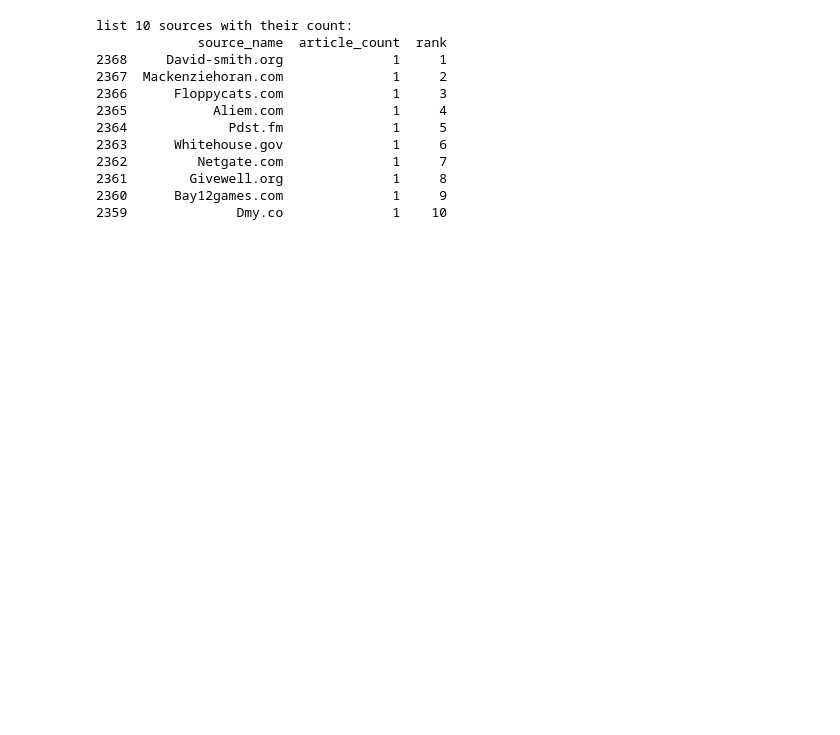
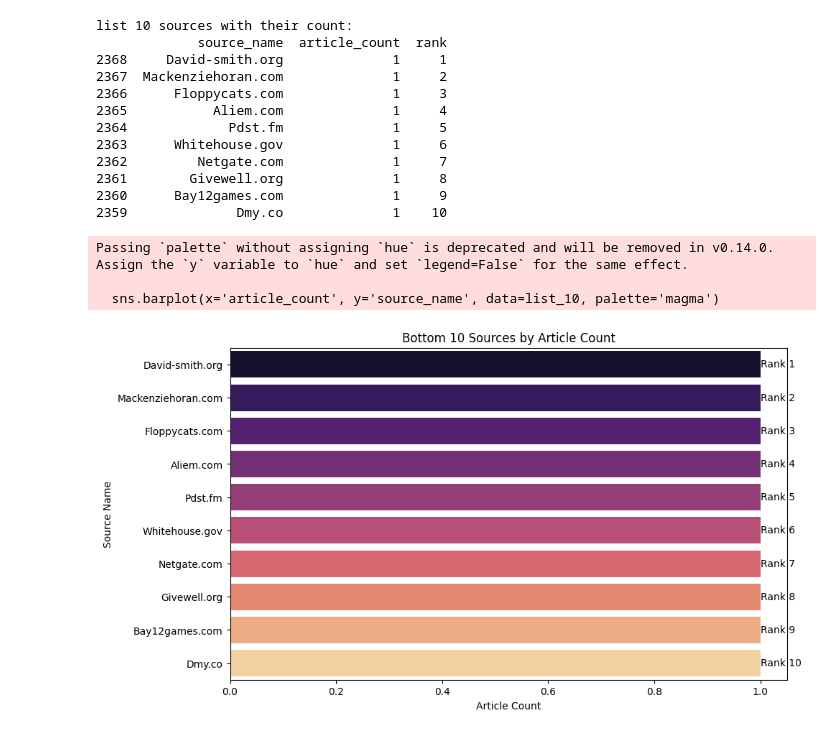
Before and after one commit to sumeyaaaa/news_correlation_10ac_week0, a Jupyter notebook: week0-notebook/data_analysis.ipynb, the cells around one changed output. Cells and saved outputs as stored; diff of their text form; code cells hidden in the pictures; blank space fills up the shorter version.

```diff
--- a/week0-notebook/data_analysis.ipynb
+++ b/week0-notebook/data_analysis.ipynb
@@ -277,9 +364,9 @@ df_sorted = df_counts.sort_values(by='article_count', ascending=True)
 df_sorted['rank'] = range(1, len(df_sorted) + 1)
 
 # Display the top 10 sources with their ranks
-top_10 = df_sorted.head(10)
+list_10 = df_sorted.head(10)
 print("list 10 sources with their count:")
-print(top_10[['source_name', 'article_count', 'rank']])
+print(list_10[['source_name', 'article_count', 'rank']])
 # %% [output]
 list 10 sources with their count:
              source_name  article_count  rank
@@ -293,3 +380,22 @@ list 10 sources with their count:
 2361        Givewell.org              1     8
 2360      Bay12games.com              1     9
 2359              Dmy.co              1    10
+# %%
+
+# Visualization
+plt.figure(figsize=(10, 6))
+sns.barplot(x='article_count', y='source_name', data=list_10, palette='magma')
+
+# Annotate the bars with their rank
+for index, value in enumerate(list_10['article_count']):
+    plt.text(value, index, f'Rank {list_10["rank"].iloc[index]}', va='center')
+
+plt.xlabel('Article Count')
+plt.ylabel('Source Name')
+plt.title('Bottom 10 Sources by Article Count')
+plt.show()
+# %% [output]
+Passing `palette` without assigning `hue` is deprecated and will be removed in v0.14.0. Assign the `y` variable to `hue` and set `legend=False` for the same effect.
+
+  sns.barplot(x='article_count', y='source_name', data=list_10, palette='magma')
+[figure, added]
```
Also changed, not shown: parts of 24 cells of this notebook.
